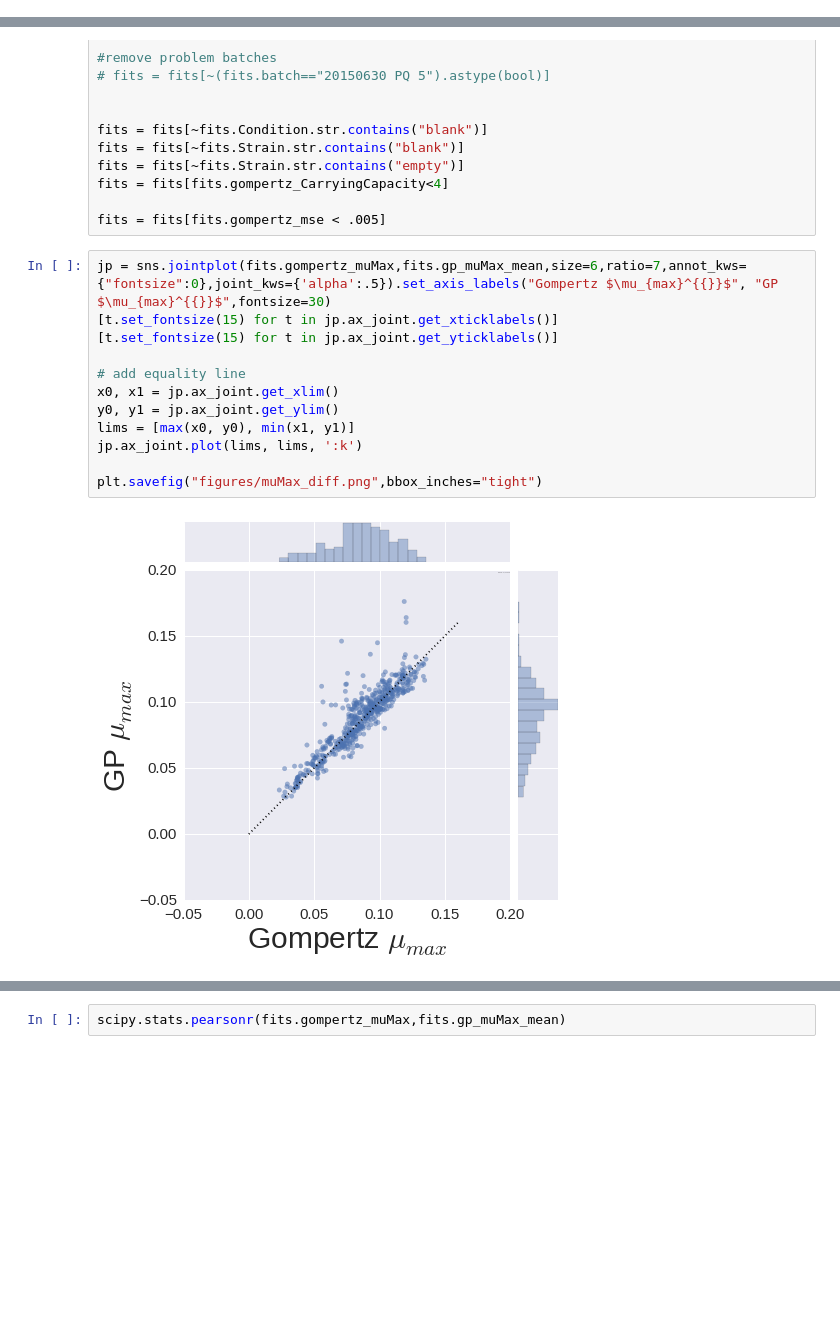
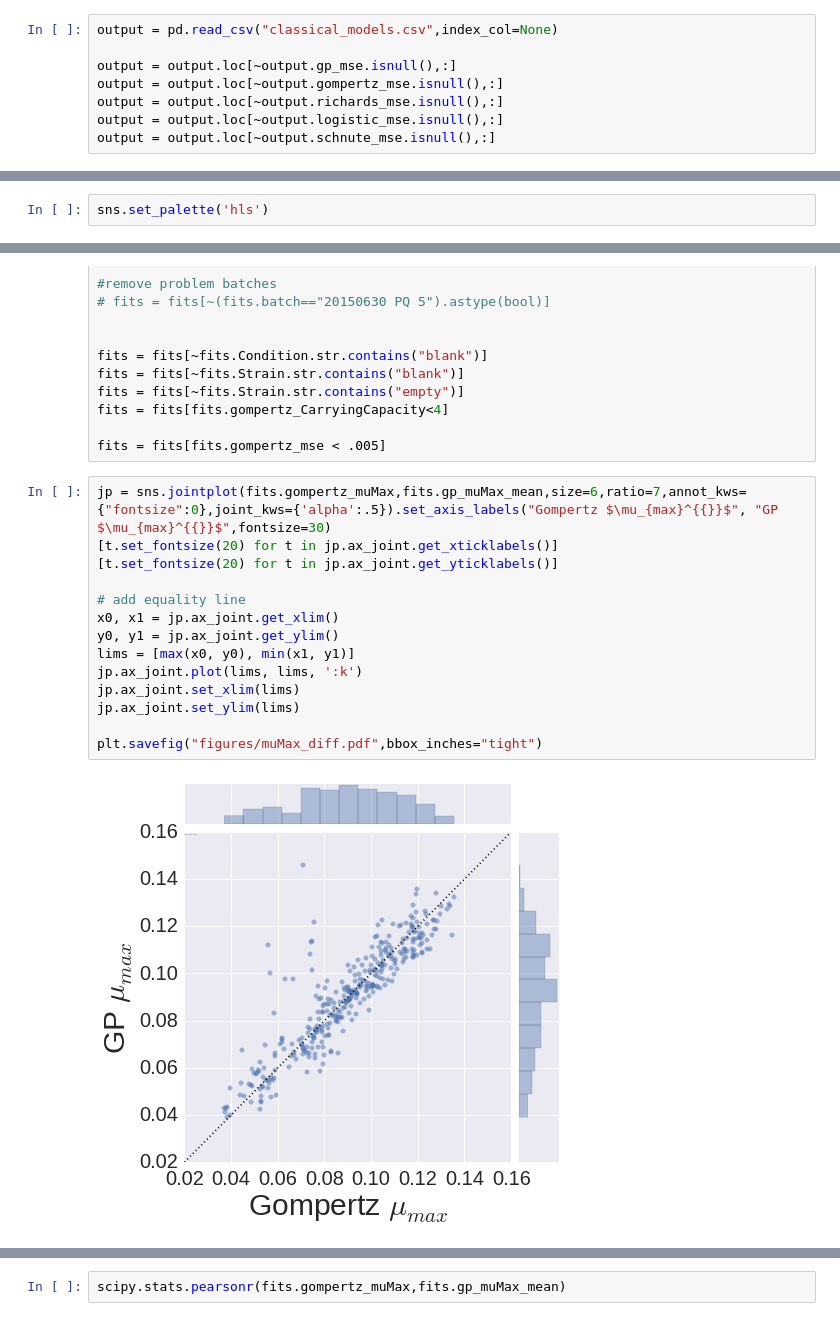
Before and after one commit to ptonner/gp_growth_phenotype, a Jupyter notebook: notebooks/classical_models.ipynb, the cells around one changed output, grey strips where cells are left out. Drawn from its saved outputs; the diff is of its cells as text; blank space fills up the shorter version.

```diff
--- a/notebooks/classical_models.ipynb
+++ b/notebooks/classical_models.ipynb
@@ -270,3 +226,11 @@ output = pd.read_csv("classical_models.csv",index_col=None)
+# %%
+output = pd.read_csv("classical_models.csv",index_col=None)
+
+output = output.loc[~output.gp_mse.isnull(),:]
+output = output.loc[~output.gompertz_mse.isnull(),:]
+output = output.loc[~output.richards_mse.isnull(),:]
+output = output.loc[~output.logistic_mse.isnull(),:]
+output = output.loc[~output.schnute_mse.isnull(),:]
 # %%
 fits = output.copy()
 fits.Condition.replace(np.nan,'',inplace=True)
@@ -517,0 +481,2 @@ plt.xscale('log')
+# %%
+sns.set_palette('hls')
@@ -533,15 +524,17 @@ fits = fits[fits.gompertz_CarryingCapacity<4]
 fits = fits[fits.gompertz_mse < .005]
 # %%
 jp = sns.jointplot(fits.gompertz_muMax,fits.gp_muMax_mean,size=6,ratio=7,annot_kws={"fontsize":0},joint_kws={'alpha':.5}).set_axis_labels("Gompertz $\mu_{max}^{{}}$", "GP $\mu_{max}^{{}}$",fontsize=30)
-[t.set_fontsize(15) for t in jp.ax_joint.get_xticklabels()]
-[t.set_fontsize(15) for t in jp.ax_joint.get_yticklabels()]
+[t.set_fontsize(20) for t in jp.ax_joint.get_xticklabels()]
+[t.set_fontsize(20) for t in jp.ax_joint.get_yticklabels()]
 
 # add equality line
 x0, x1 = jp.ax_joint.get_xlim()
 y0, y1 = jp.ax_joint.get_ylim()
 lims = [max(x0, y0), min(x1, y1)]
 jp.ax_joint.plot(lims, lims, ':k')
+jp.ax_joint.set_xlim(lims)
+jp.ax_joint.set_ylim(lims)
 
-plt.savefig("figures/muMax_diff.png",bbox_inches="tight")
+plt.savefig("figures/muMax_diff.pdf",bbox_inches="tight")
 # %% [output]
-[figure, old version]
+[figure, new version]
```
Also changed, not shown: parts of 55 cells of this notebook, 6 other files.
